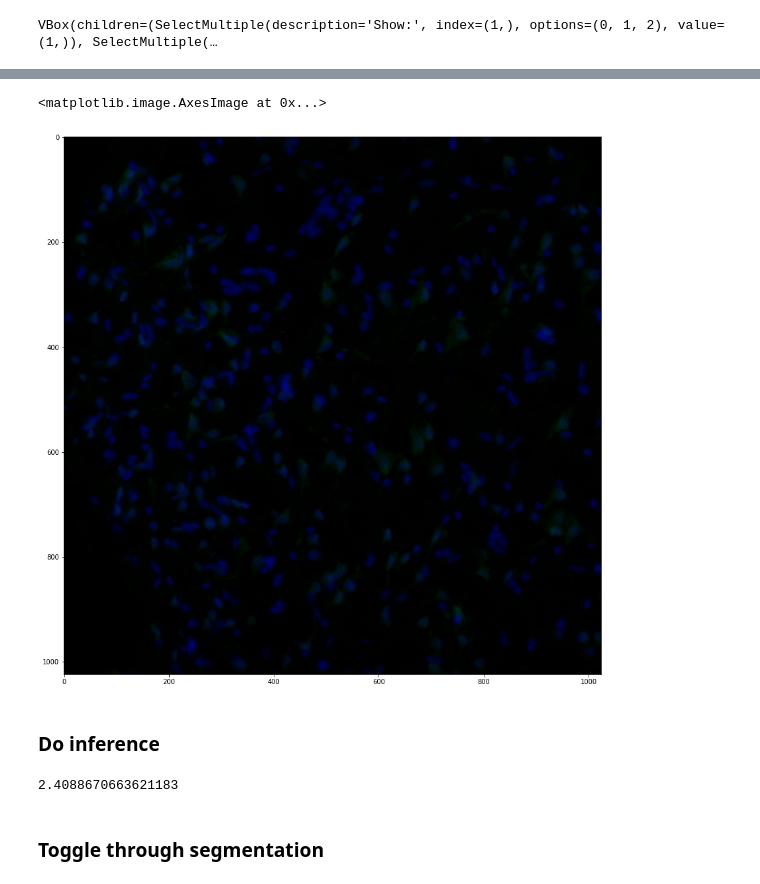
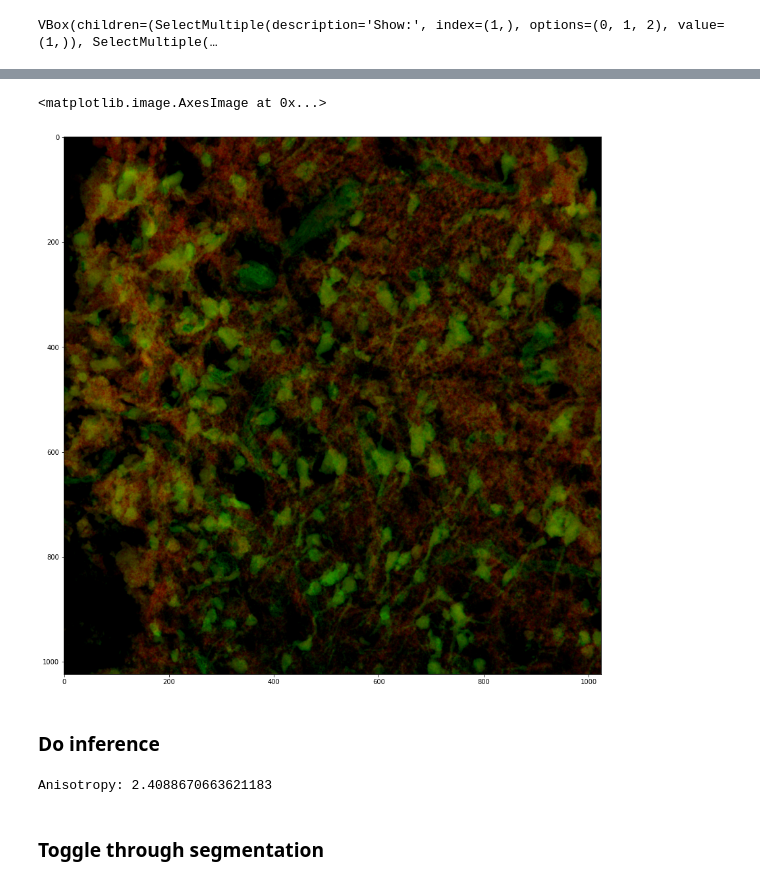
Before and after one commit to djunamay/confocalQuant, a Jupyter notebook: pipeline.ipynb, the cells around one changed output, grey strips where cells are left out. Saved outputs shown, nothing was run; the diff lists cells and outputs as text; code cells hidden in the pictures.

```diff
--- a/pipeline.ipynb
+++ b/pipeline.ipynb
@@ -58,7 +62,8 @@ VBox(children=(SelectMultiple(description='Show:', index=(1,), options=(0, 1, 2)
 # run med filter to remove noise
 out_med = run_med_filter(out_float, kernel = 3)
 
-background_dict = {0: 9.18, 1: 99.99, 2: 0.0}
 # run background subtraction
+background_dict = {0: 0, 1: 50, 2: 0.0}
+
 out_float_subtract = bgrnd_subtract(out_med, np.array(list(background_dict.values())))
 # %%
@@ -104,12 +107,14 @@ out_med_gamma = gamma_correct_image(out_med, gamma_dict, lower_dict, upper_dict)
-# %%
-# show projection
-out_med_gamma_sele = extract_channels([1,2], out_med_gamma)
-out_med_gamma_mean_proj = (np.mean(out_med_gamma_sele, axis=(0)))
-plt.figure(figsize = (15,15))
-plt.imshow(out_med_gamma_mean_proj)
-# %% [output]
-<matplotlib.image.AxesImage at 0x...>
-[figure, removed]
+# %%
+g_correct = gamma_correct_image(out_float_subtract, {0: 1, 1: 0.7, 2: .4}, {0: 0, 1: 0, 2: 0}, {0: 90, 1: 90, 2: 100})
+
+# show projection
+out_med_gamma_sele = extract_channels([1,0], g_correct)
+out_med_gamma_mean_proj = (np.mean(out_med_gamma_sele, axis=(0)))
+plt.figure(figsize = (15,15))
+plt.imshow(out_med_gamma_mean_proj)
+# %% [output]
+<matplotlib.image.AxesImage at 0x...>
+[figure, added]
 # %% [markdown]
 ### Do inference
 # %%
@@ -121,8 +126,8 @@ print('Anisotropy: ' + str(anisotropy))
 model = models.Cellpose(gpu = True, model_type='cyto2')
 
 # run inference
-masks, flows = do_inference(out_med, do_3D=True, model=model, anisotropy=anisotropy, diameter=20, channels=[2,3], channel_axis=3, z_axis=0, min_size=1100, normalize = False)
+masks, flows = do_inference(out_float_subtract, do_3D=True, model=model, anisotropy=anisotropy, diameter=20, channels=[2,3], channel_axis=3, z_axis=0, min_size=1100, normalize = False)
 # %% [output]
-2.4088670663621183
+Anisotropy: 2.4088670663621183
 # %% [markdown]
 ### Toggle through segmentation
```
Also changed, not shown: parts of 20 cells of this notebook.
